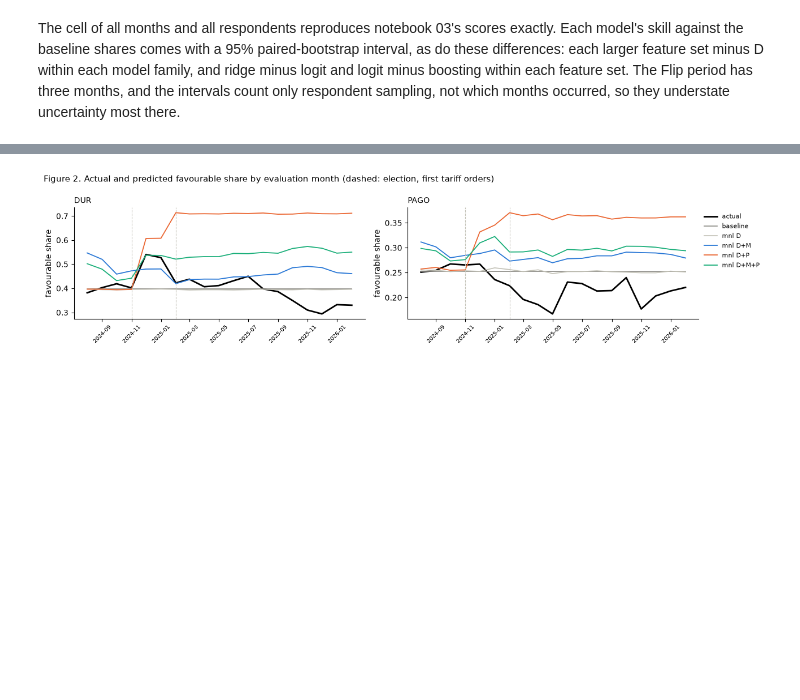
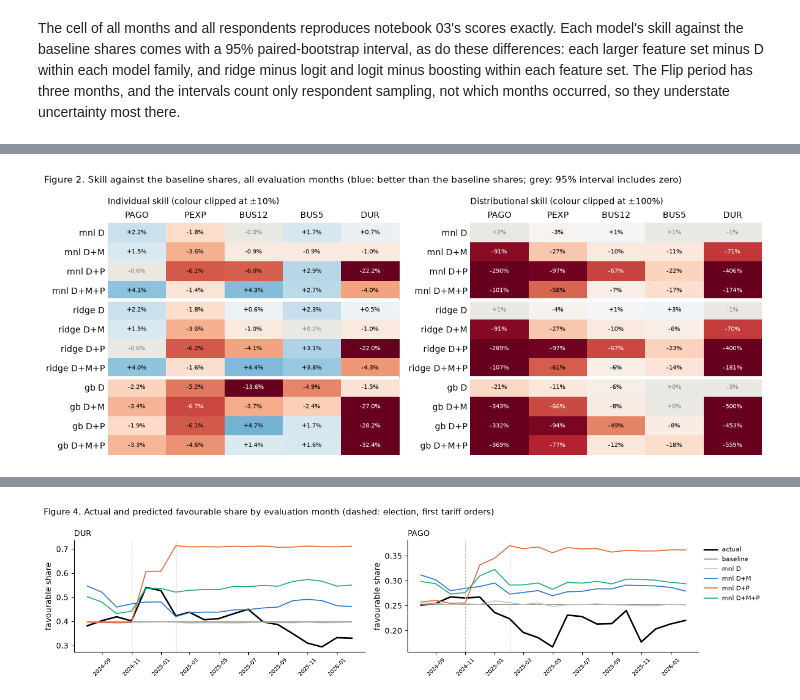
Before and after one commit to jerrydzj/state-dependent-twins, a Jupyter notebook: notebooks/04_mvp_state_variables.ipynb, the cells around one changed output, grey strips where cells are left out. Saved outputs shown, nothing was run; the diff lists cells and outputs as text; code cells hidden in the pictures; blank space fills up the shorter version.

```diff
--- a/notebooks/04_mvp_state_variables.ipynb
+++ b/notebooks/04_mvp_state_variables.ipynb
@@ -459,8 +424,0 @@ What each block adds to the logit, by period (log loss of the larger set minus t
-# %%
-pm = lambda r, k=3: f"{r.log_loss:+.{k}f} [{r.log_loss_lo:+.{k}f}, {r.log_loss_hi:+.{k}f}]"
-rows = {}
-for fs in ['demographics_macro', 'demographics_politics', 'demographics_macro_politics']:
-    for p in ['all', *PERIODS]:
-        d = scores[(scores.model == f'mnl_{fs}-mnl_demographics') & (scores.period == p) & (scores.group == 'all')].set_index('item')
-        rows[(SHORT[fs] + ' − D', p)] = d.loc[ITEMS].apply(pm, axis=1)
-pd.DataFrame(rows).T
@@ -511,0 +451,30 @@ with each feature set, by month.
+# %%
+from matplotlib.colors import to_rgba
+def heat(ax, M, vmax, fmt, cmap, grey=None):
+    """Annotated heatmap with colour clipped at ±vmax; cells where `grey` is True are drawn grey."""
+    rgba = plt.get_cmap(cmap)((np.clip(M, -vmax, vmax) + vmax) / (2 * vmax))
+    if grey is not None:
+        rgba[grey] = to_rgba('#e9e8e3')
+    ax.imshow(rgba, aspect='auto')
+    for (r, c), v in np.ndenumerate(M):
+        g = grey is not None and grey[r, c]
+        ax.text(c, r, fmt.format(v), ha='center', va='center', fontsize=7.5,
+                color='#898781' if g else 'white' if abs(np.clip(v, -vmax, vmax)) > 0.65 * vmax else 'black')
+    ax.tick_params(length=0); ax.spines[:].set_visible(False); ax.xaxis.tick_top()
+
+allc = scores[(scores.period == 'all') & (scores.group == 'all')].set_index(['model', 'item'])
+rows = [(f, fs) for f in ['mnl', 'ridge', 'gb'] for fs in SHORT]
+fig, axes = plt.subplots(1, 2, figsize=(12, 4.8))
+for ax, (score, title, vmax, fmt) in zip(axes, [('log_loss_skill', 'Individual skill', 0.1, '{:+.1%}'),
+                                                ('wasserstein_skill', 'Distributional skill', 1.0, '{:+.0%}')]):
+    cell = lambda col: np.array([[allc.loc[(f'{f}_{fs}', i), col] for i in ITEMS] for f, fs in rows])
+    heat(ax, cell(score), vmax, fmt, 'RdBu', grey=(cell(f'{score}_lo') <= 0) & (cell(f'{score}_hi') >= 0))
+    ax.set_xticks(range(len(ITEMS)), ITEMS); ax.set_yticks(range(len(rows)), [f'{f} {SHORT[fs]}' for f, fs in rows])
+    for y in [3.5, 7.5]:
+        ax.axhline(y, color='white', lw=4)
+    ax.set_title(f'{title} (colour clipped at ±{vmax:.0%})', loc='left', fontsize=10, pad=22)
+fig.suptitle('Figure 2. Skill against the baseline shares, all evaluation months (blue: better than the baseline shares; '
+             'grey: 95% interval includes zero)', x=0.01, ha='left', fontsize=10.5)
+plt.tight_layout(); plt.show()
+# %% [output]
+[figure, added]
```
Also changed, not shown: parts of 23 cells of this notebook.
